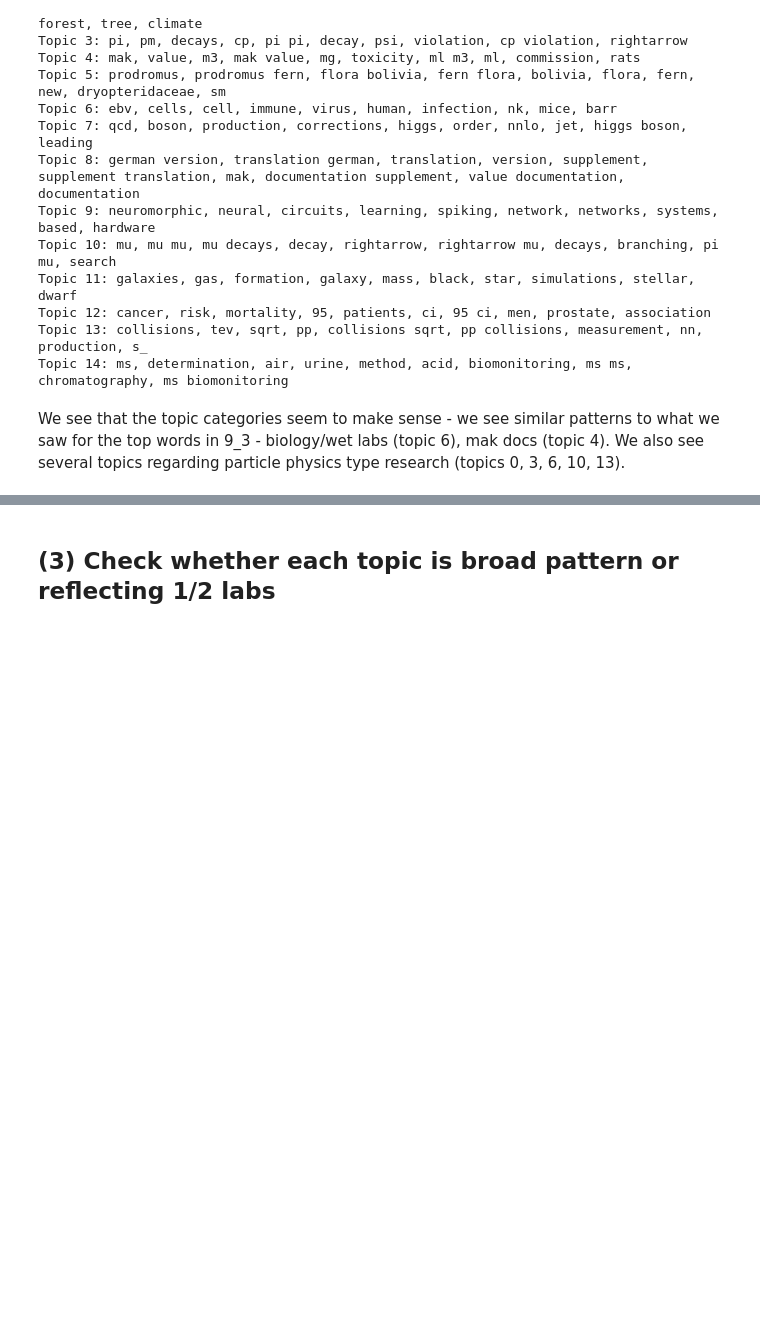
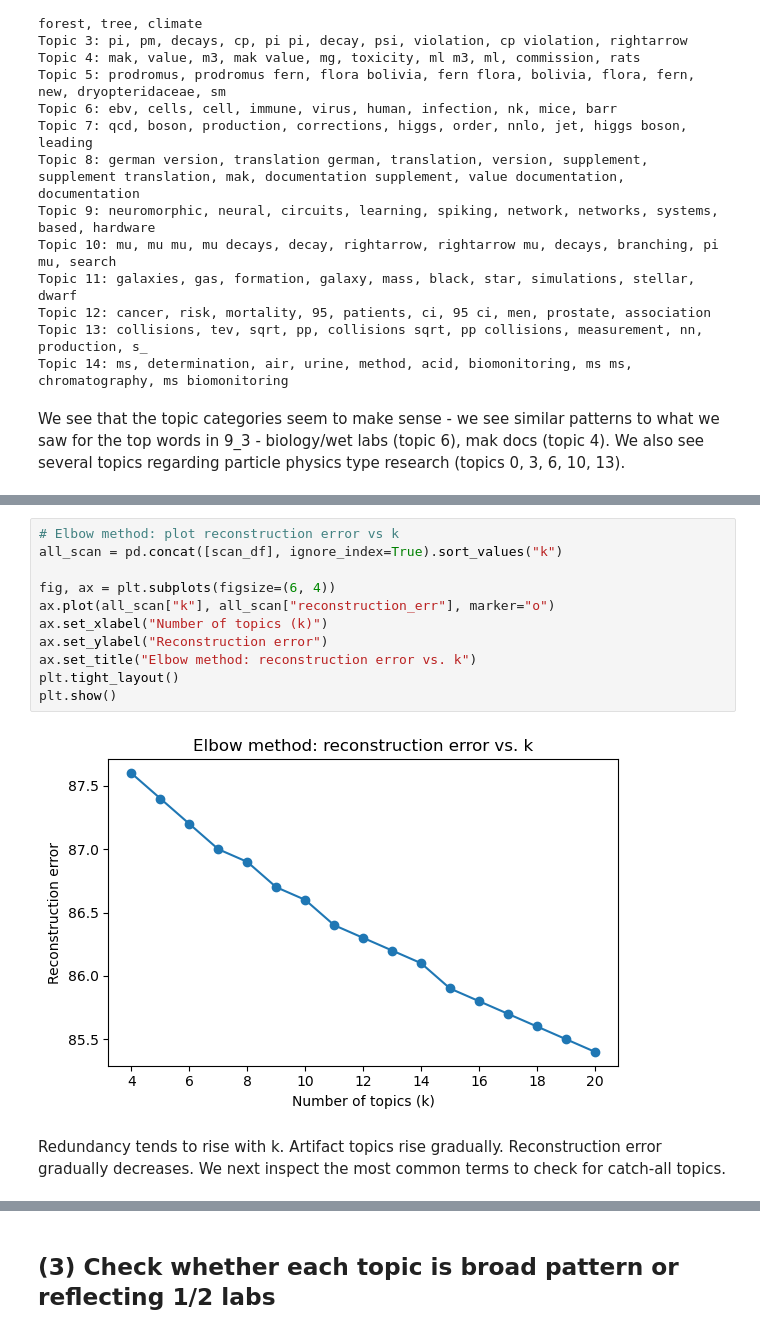
Before and after one commit to daphrut/lab-experiment, a Jupyter notebook: 3_Analysis/9_Publication_Text_Analysis/9_4_topic_model.ipynb, the cells around one changed output, grey strips where cells are left out. Saved outputs shown, nothing was run; the diff lists cells and outputs as text; blank space fills up the shorter version.

Commit message:
Choosing number of topics k

```diff
--- a/3_Analysis/9_Publication_Text_Analysis/9_4_topic_model.ipynb
+++ b/3_Analysis/9_Publication_Text_Analysis/9_4_topic_model.ipynb
@@ -105,0 +175,15 @@ We see that the topic categories seem to make sense - we see similar patterns to
+# %%
+# Elbow method: plot reconstruction error vs k
+all_scan = pd.concat([scan_df], ignore_index=True).sort_values("k")
+
+fig, ax = plt.subplots(figsize=(6, 4))
+ax.plot(all_scan["k"], all_scan["reconstruction_err"], marker="o")
+ax.set_xlabel("Number of topics (k)")
+ax.set_ylabel("Reconstruction error")
+ax.set_title("Elbow method: reconstruction error vs. k")
+plt.tight_layout()
+plt.show()
+# %% [output]
+[figure, added]
+# %% [markdown]
+Redundancy tends to rise with k. Artifact topics rise gradually. Reconstruction error gradually decreases. We next inspect the most common terms to check for catch-all topics.
```
Also changed, not shown: parts of 21 cells of this notebook.
